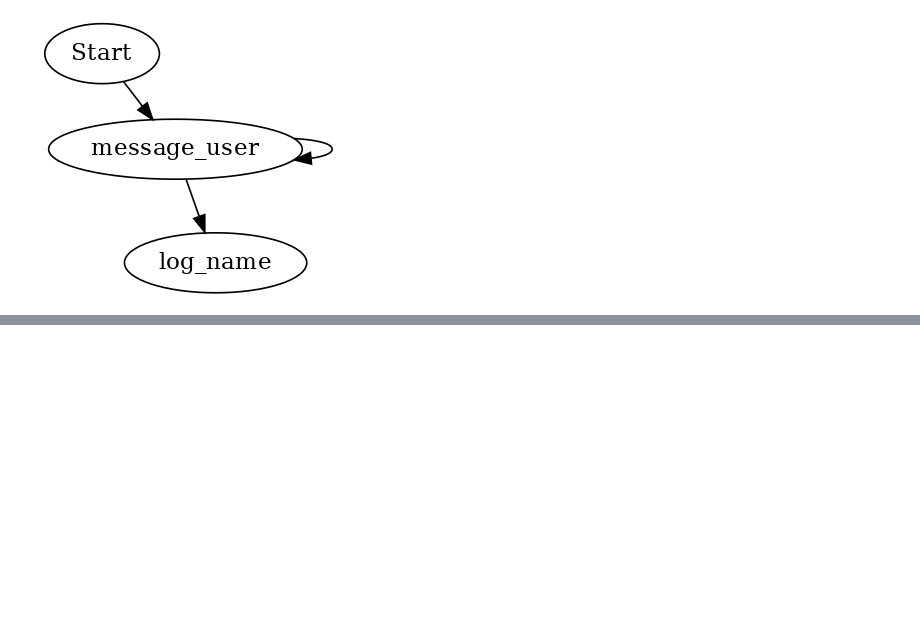
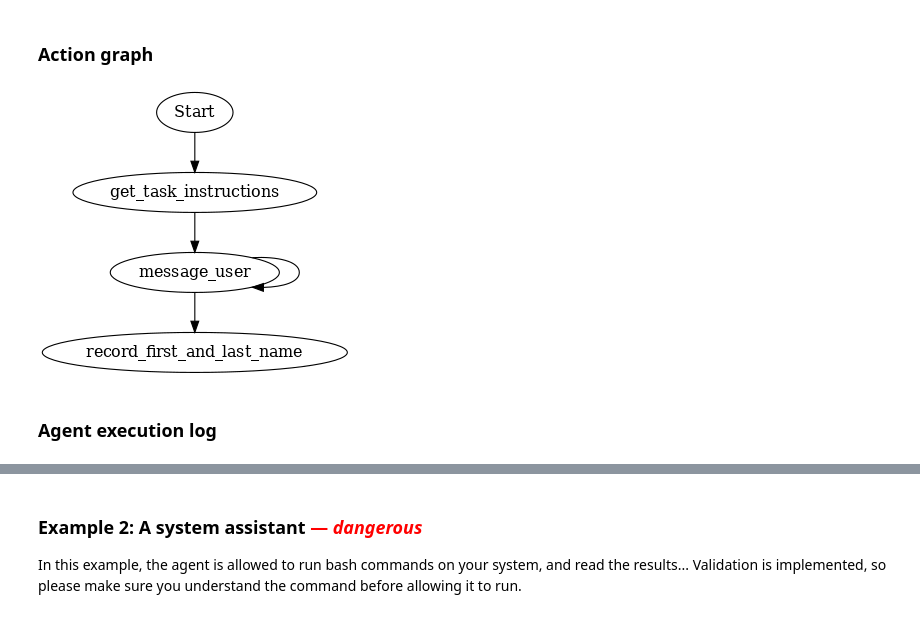
Before and after one commit to sradc/MakeAgents, a Jupyter notebook: README.ipynb, the cells around one changed output, grey strips where cells are left out. Cells and saved outputs as stored; diff of their text form; code cells hidden in the pictures; blank space fills up the shorter version.

Commit message:
feat: (breaking) added docs, more examples in readme, renamed functions, support action_graph as a function, refactorings (#2)

```diff
--- a/README.ipynb
+++ b/README.ipynb
@@ -27,50 +56,50 @@ from pydantic import BaseModel, Field
+# %%
+class MessageUserArg(BaseModel):
+    message: str = Field(description="Message to send user")
+
+
+@ma.action
+def message_user(arg: MessageUserArg):
+    """Send the user a message, and get their response."""
+    response = ""
+    while response == "":
+        response = input(arg.message).strip()
+    return response
 # %%
-# Define the functions the agent will use
+# Define the remaining action functions.
 
 
-class MessageUserArg(BaseModel):
-    question: str = Field(description="Question to ask user")
-
-
-@ma.llm_func
-def message_user(arg: MessageUserArg):
-    """Send the user a message, and get their response."""
-    response = ""
-    while response == "":
-        response = input(arg.question).strip()
-    return response
+@ma.action
+def get_task_instructions():
+    return "Your task is to get both the user's first and last name."
 
 
 class LogNameArg(BaseModel):
     first_name: str = Field(description="User's first name")
     last_name: str = Field(description="User's last name")
 
 
-@ma.llm_func
-def log_name(arg: LogNameArg):
-    """Log the name of the user. Only do this if you are certain."""
+@ma.action
+def record_first_and_last_name(arg: LogNameArg):
+    """Record the users first and last name."""
     return {"first_name": arg.first_name, "last_name": arg.last_name}
 
 
-# Define the agent, as a graph of functions
-agent_graph = {
-    ma.Start: [message_user],
-    message_user: [message_user, log_name],
+# Then define action graph
+action_graph = {
+    ma.Start: [get_task_instructions],
+    get_task_instructions: [message_user],
+    message_user: [message_user, record_first_and_last_name],
 }
-display(ma.draw_graph(agent_graph))
+display(Markdown("### Action graph"))
+display(ma.bonus.draw_graph(action_graph))
 
-# Initialise the message stack with a system prompt
-messages_init = [
-    {
-        "role": "system",
-        "content": "Get the first and last name of the user.",
-    }
-]
-
-# Run the agent
-for messages in ma.run_agent(agent_graph, messages_init):
-    pprint.pprint(messages[-1], indent=2)
-    print()
+# Finally, run the agent
+display(Markdown("### Agent execution log"))
+for messages in ma.run_agent(action_graph):
+    ma.bonus.pretty_print(messages[-1])  # print most recent message on stack
 print(f"Retrieved user_name: {json.loads(messages[-1]['content'])}")
 # %% [output]
+### Action graph
-[figure, old version]
+[figure, new version]
+### Agent execution log
@@ -92,2 +121,6 @@ print(f"Retrieved user_name: {json.loads(messages[-1]['content'])}")
 
 Retrieved user_name: {'first_name': 'Bill', 'last_name': 'BoBaggins'}
+# %% [markdown]
+### Example 2: A system assistant <span style="color:red"> — _dangerous_</span>
+
+In this example, the agent is allowed to run bash commands on your system, and read the results... Validation is implemented, so please make sure you understand the command before allowing it to run.
```
Also changed, not shown: parts of 11 cells of this notebook, 45 other files.
